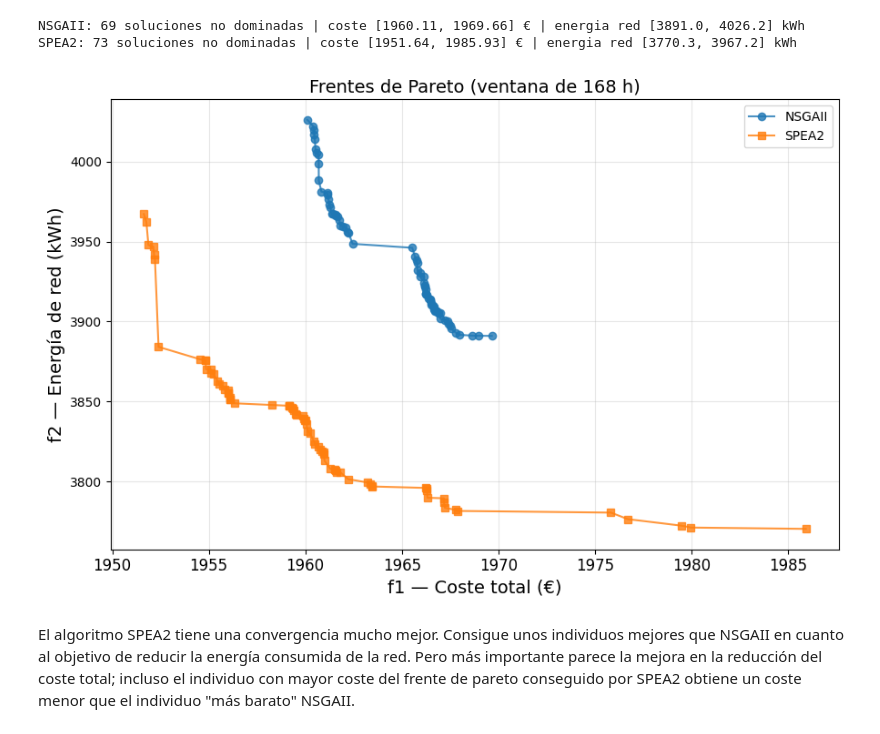
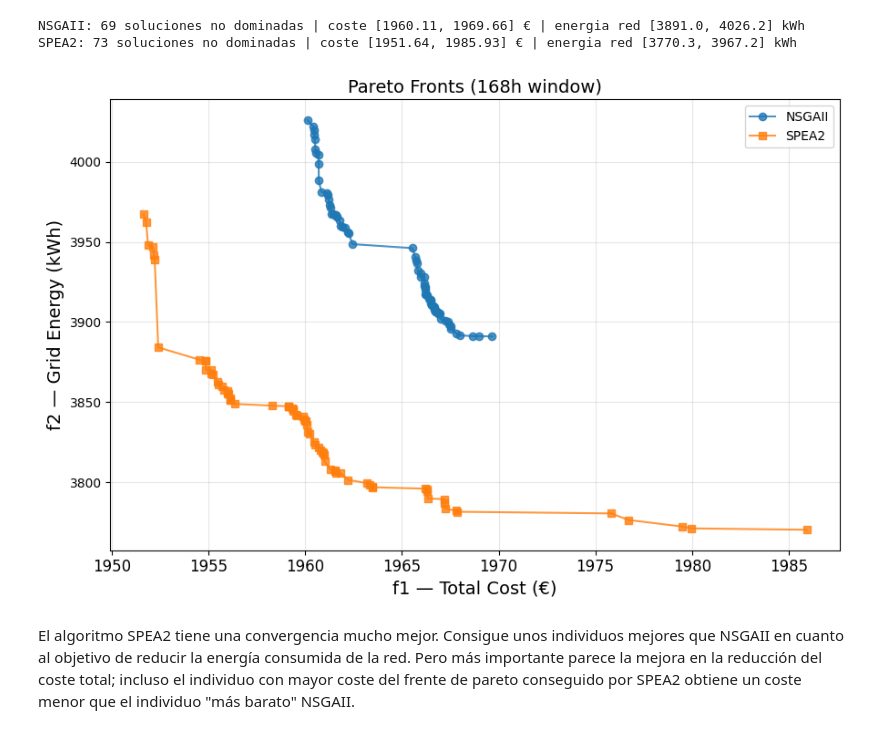
Before and after one commit to NereaPerez473/Reto04_Grupo05, a Jupyter notebook: optimizacion/Optimizacion.ipynb, the cells around one changed output. Saved outputs shown, nothing was run; the diff lists cells and outputs as text; code cells hidden in the pictures.

```diff
--- a/optimizacion/Optimizacion.ipynb
+++ b/optimizacion/Optimizacion.ipynb
@@ -1098,27 +1098,27 @@ SPEA2: 73 soluciones no dominadas | coste [1951.64, 1985.93] € | energia red [
 # %%
 # ============================================================
 #  FRENTES DE PARETO SUPERPUESTOS
 # ============================================================
 fig, ax = plt.subplots(figsize=(9, 6))
 colors_front = {'NSGAII': '#1f77b4', 'SPEA2': '#ff7f0e'}
 markers      = {'NSGAII': 'o',       'SPEA2': 's'}
 
 for algo_name, front in pareto_fronts.items():
-    f1 = [s.objectives[0] for s in front]   # coste
-    f2 = [s.objectives[1] for s in front]   # energía de red
+    f1 = [s.objectives[0] for s in front]
+    f2 = [s.objectives[1] for s in front]
     order = sorted(range(len(f1)), key=lambda i: f1[i])
     ax.plot([f1[i] for i in order], [f2[i] for i in order],
             marker=markers.get(algo_name, 'o'), linestyle='-',
             color=colors_front.get(algo_name, 'gray'), label=algo_name, alpha=0.8)
 
-ax.set_xlabel('f1 — Coste total (€)', fontsize=14)
-ax.set_ylabel('f2 — Energía de red (kWh)', fontsize=14)
-ax.set_title(f'Frentes de Pareto (ventana de {T} h)', fontsize=14)
+ax.set_xlabel('f1 — Total Cost (€)', fontsize=14)
+ax.set_ylabel('f2 — Grid Energy (kWh)', fontsize=14)
+ax.set_title(f'Pareto Fronts ({T}h window)', fontsize=14)
 ax.legend(); ax.grid(alpha=0.3)
 ax.tick_params(axis='x', labelsize=12)
 plt.tight_layout(); plt.show()
 # %% [output]
-[figure, old version]
+[figure, new version]
 # %% [markdown]
 El algoritmo SPEA2 tiene una convergencia mucho mejor. Consigue unos individuos mejores que NSGAII en cuanto al objetivo de reducir la energía consumida de la red. Pero más importante parece la mejora en la reducción del coste total; incluso el individuo con mayor coste del frente de pareto conseguido por SPEA2 obtiene un coste menor que el individuo "más barato" NSGAII.
 # %%
```
